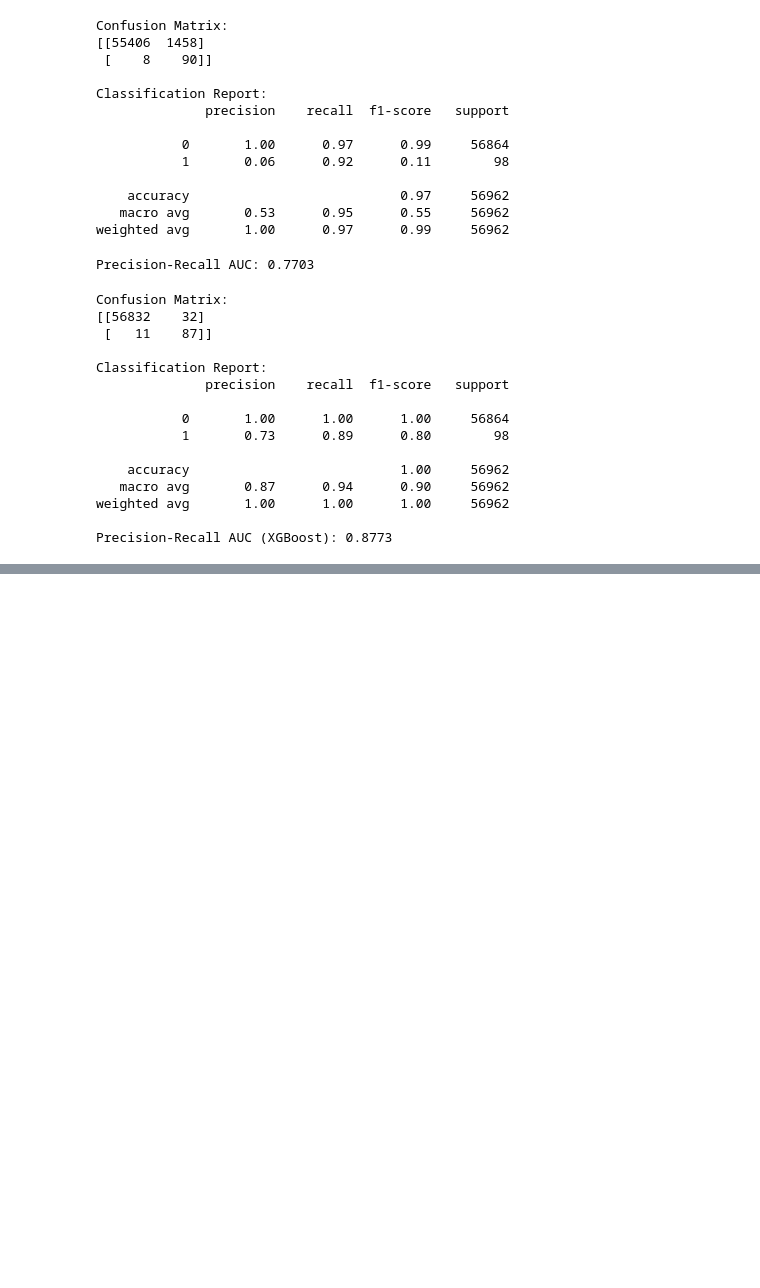
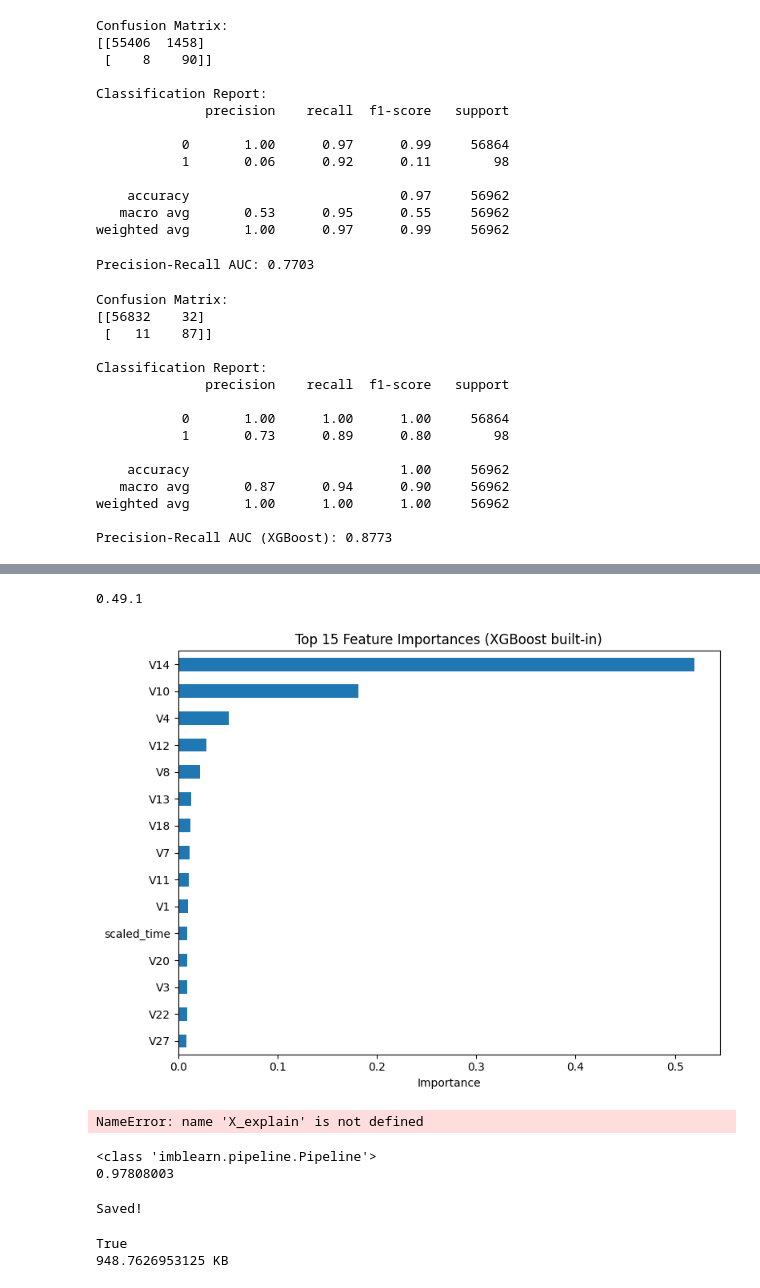
Before and after one commit to Novash-091/credit-card-fraud-detection, a Jupyter notebook: notebooks/01_eda.ipynb, the cells around one changed output, grey strips where cells are left out. Drawn from its saved outputs; the diff is of its cells as text; code cells hidden in the pictures; blank space fills up the shorter version.

```diff
--- a/notebooks/01_eda.ipynb
+++ b/notebooks/01_eda.ipynb
@@ -212,0 +348,64 @@ Precision-Recall AUC (XGBoost): 0.8773
+# %%
+import shap
+print(shap.__version__)
+# %% [output]
+0.49.1
+# %%
+import pandas as pd
+import matplotlib.pyplot as plt
+
+# best_model Pipeline hai, uske andar se XGBoost nikalo
+xgb_model = best_model.named_steps['xgb']
+
+importances = pd.Series(xgb_model.feature_importances_, index=X_train.columns)
+importances.sort_values().tail(15).plot(kind='barh', figsize=(8, 6))
+plt.title('Top 15 Feature Importances (XGBoost built-in)')
+plt.xlabel('Importance')
+plt.tight_layout()
+plt.show()
+# %% [output]
+[figure, added]
+# %%
+import xgboost as xgb
+import shap
+
+xgb_model = best_model.named_steps['xgb']
+booster = xgb_model.get_booster()
+
+# Columns ko model ke order mein rakho (safety ke liye)
+X_explain = X_explain[list(xgb_model.feature_names_in_)]
+
+# SHAP values directly XGBoost se
+contribs = booster.predict(xgb.DMatrix(X_explain), pred_contribs=True)
+shap_values = contribs[:, :-1]   # last column base value hai, hata do
+
+# Plots (summary_plot ko bas shap_values chahiye)
+shap.summary_plot(shap_values, X_explain)
+shap.summary_plot(shap_values, X_explain, plot_type='bar')
+# %% [output]
+NameError: name 'X_explain' is not defined
+# %%
+print(type(best_model))
+print(best_threshold)
+# %% [output]
+<class 'imblearn.pipeline.Pipeline'>
+0.97808003
+# %%
+import joblib
+import os
+
+os.makedirs('../models', exist_ok=True)
+
+joblib.dump(
+    {'model': best_model, 'threshold': best_threshold},
+    '../models/xgb_fraud_model.pkl'
+)
+print("Saved!")
+# %% [output]
+Saved!
+# %%
+print(os.path.exists('../models/xgb_fraud_model.pkl'))
+print(os.path.getsize('../models/xgb_fraud_model.pkl') / 1024, "KB")
+# %% [output]
+True
+948.7626953125 KB
```
Also changed, not shown: parts of 8 cells of this notebook, 3 other files.
